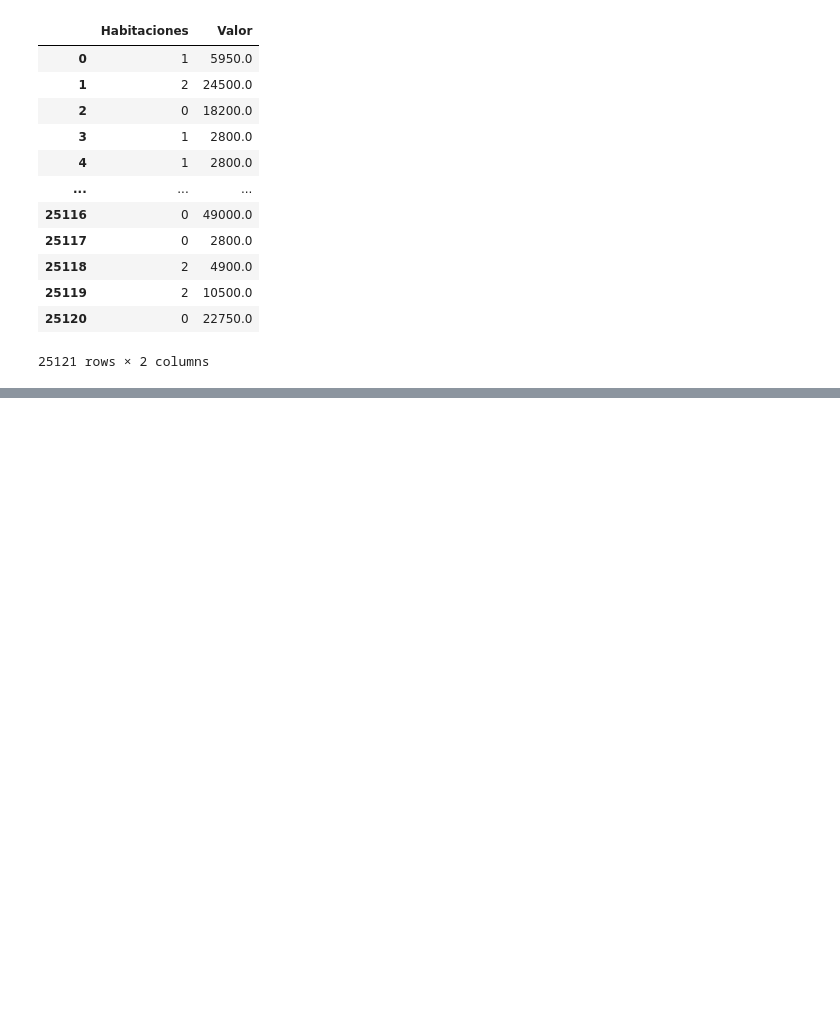
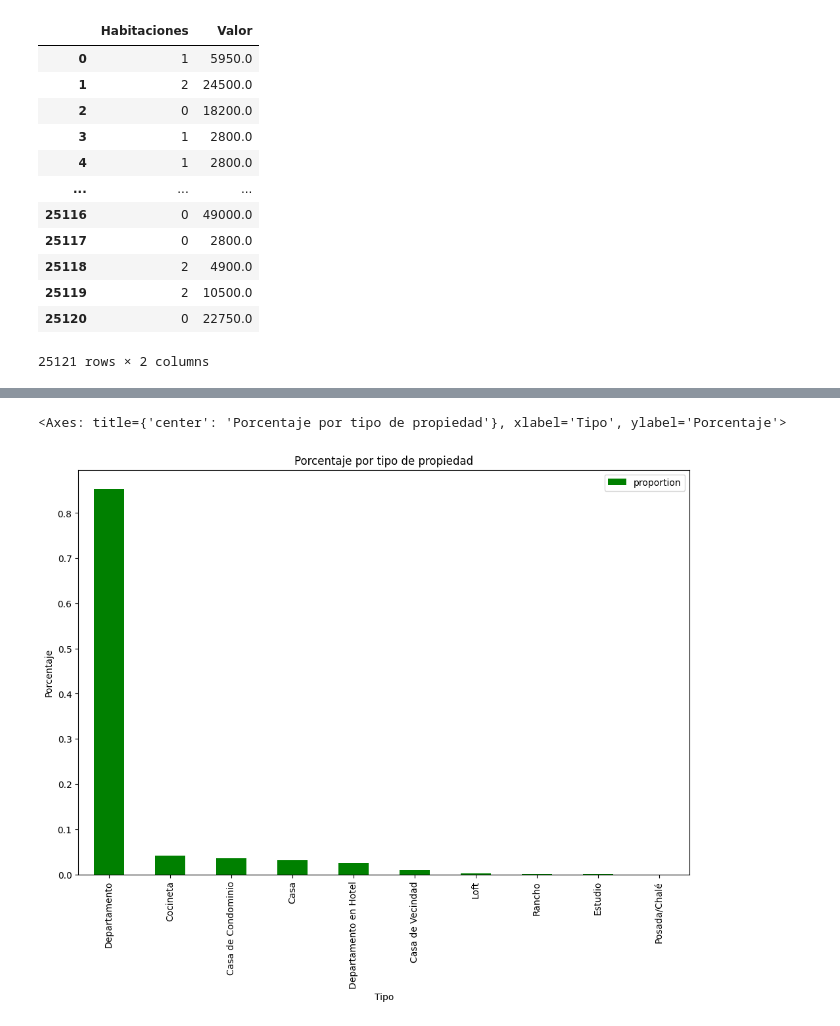
Before and after one commit to ollin02/Pandas, a Jupyter notebook: inmuebles_cdmx.ipynb, the cells around one changed output, grey strips where cells are left out. Cells and saved outputs as stored; diff of their text form; code cells hidden in the pictures; blank space fills up the shorter version.

```diff
--- a/inmuebles_cdmx.ipynb
+++ b/inmuebles_cdmx.ipynb
@@ -182,0 +372,6 @@ datos[['Habitaciones', 'Valor']]
+# %%
+porcentaje_tipo = df.Tipo.value_counts(normalize=True).to_frame()
+porcentaje_tipo.plot(kind= 'bar', figsize=(12,8), color='green', xlabel='Tipo', ylabel= 'Porcentaje', title='Porcentaje por tipo de propiedad')
+# %% [output]
+<Axes: title={'center': 'Porcentaje por tipo de propiedad'}, xlabel='Tipo', ylabel='Porcentaje'>
+[figure, added]
```
Also changed, not shown: parts of 23 cells of this notebook.
